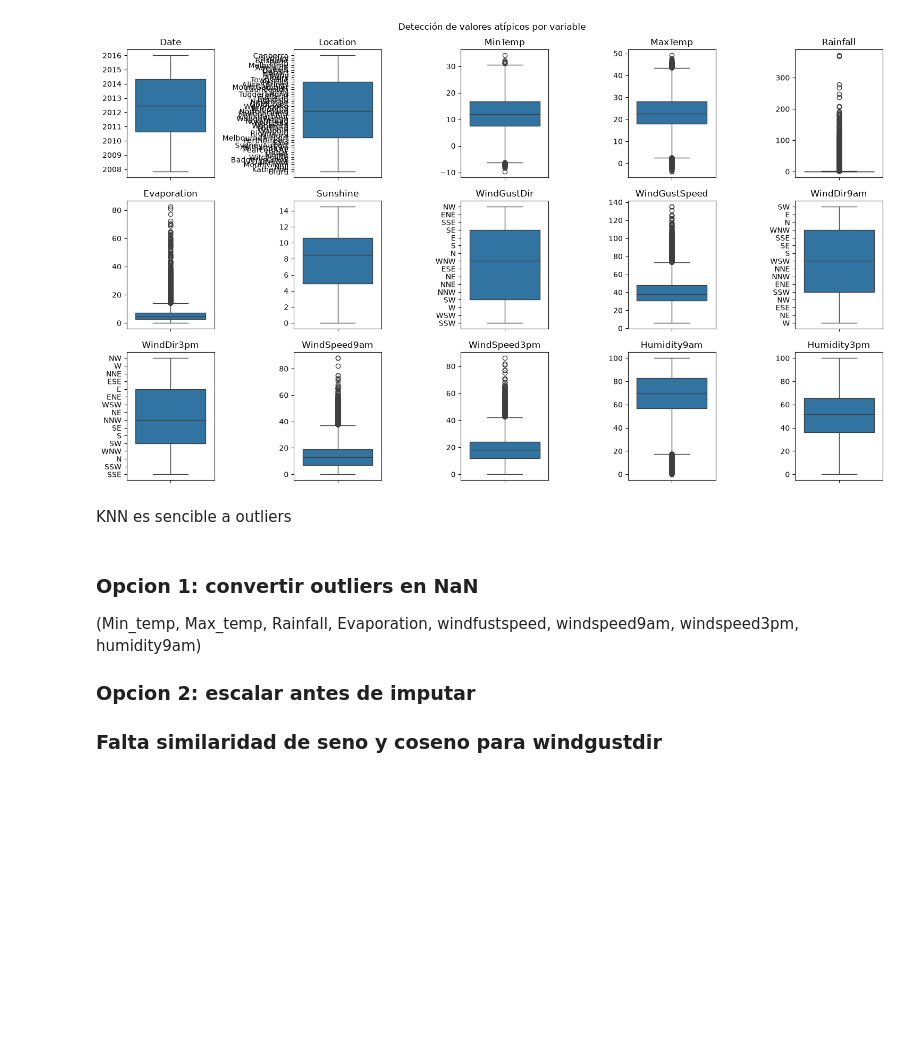
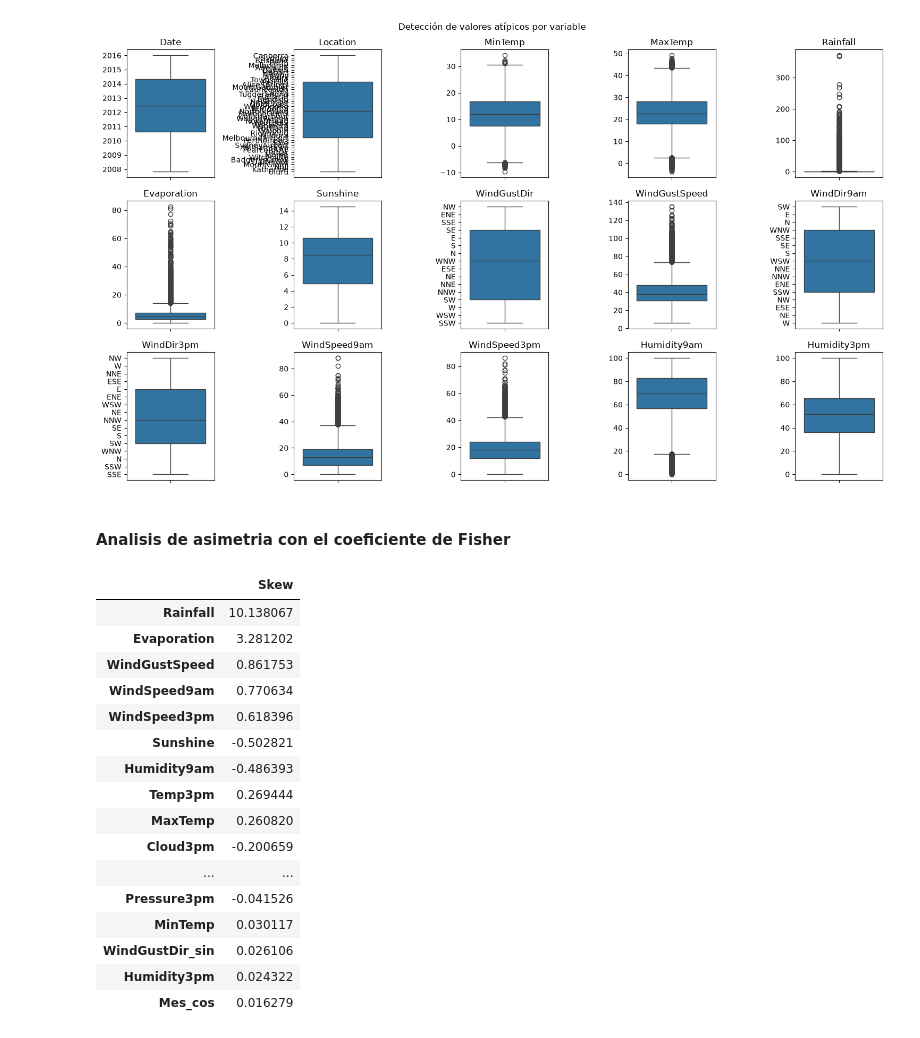
Before and after one commit to AlvaTF/TP-AA1-Ruiz-Toledo-Mendoza, a Jupyter notebook: TP_2/TP_clasificacion_AA1.ipynb, the cells around one changed output. Saved outputs shown, nothing was run; the diff lists cells and outputs as text; code cells hidden in the pictures; blank space fills up the shorter version.

```diff
--- a/TP_2/TP_clasificacion_AA1.ipynb
+++ b/TP_2/TP_clasificacion_AA1.ipynb
@@ -635,11 +637,26 @@ plt.tight_layout()
 plt.show()
 # %% [output]
 [figure]
-# %% [markdown]
-KNN es sencible a outliers
-# %% [markdown]
-### Opcion 1: convertir outliers en NaN
-(Min_temp, Max_temp, Rainfall, Evaporation, windfustspeed, windspeed9am, windspeed3pm, humidity9am)
-### Opcion 2: escalar antes de imputar
-
-### Falta similaridad de seno y coseno para windgustdir
+# %% [markdown]
+#### Analisis de asimetria con el coeficiente de Fisher
+# %%
+skewness = train.select_dtypes(include="number").skew().sort_values(key=abs, ascending=False)
+display(skewness.to_frame("Skew"))
+# %% [output]
+|  | Skew |
+| Rainfall | 10.138067 |
+| Evaporation | 3.281202 |
+| WindGustSpeed | 0.861753 |
+| WindSpeed9am | 0.770634 |
+| WindSpeed3pm | 0.618396 |
+| Sunshine | -0.502821 |
+| Humidity9am | -0.486393 |
+| Temp3pm | 0.269444 |
+| MaxTemp | 0.260820 |
+| Cloud3pm | -0.200659 |
+| ... | ... |
+| Pressure3pm | -0.041526 |
+| MinTemp | 0.030117 |
+| WindGustDir_sin | 0.026106 |
+| Humidity3pm | 0.024322 |
+| Mes_cos | 0.016279 |
```
Also changed, not shown: parts of 12 cells of this notebook.
